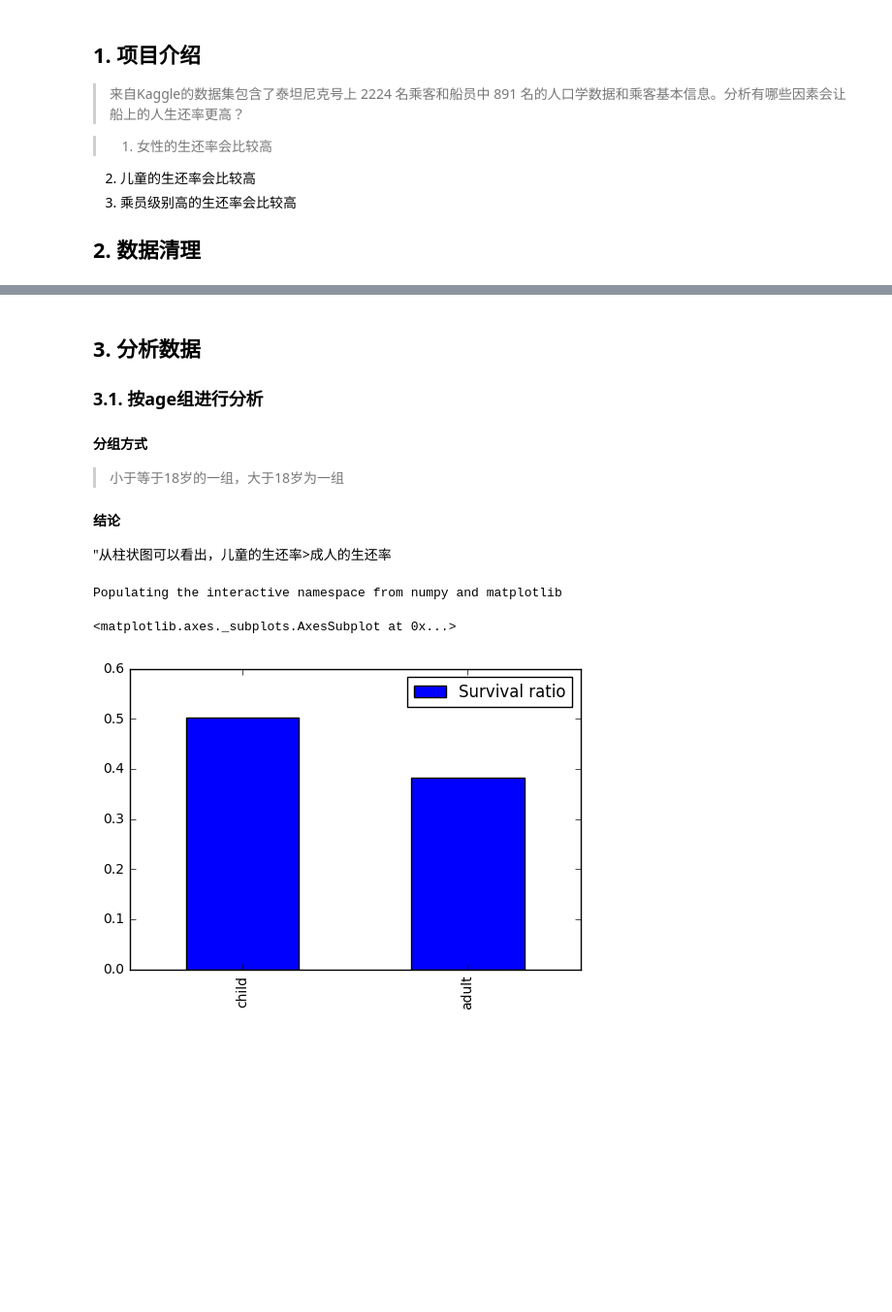
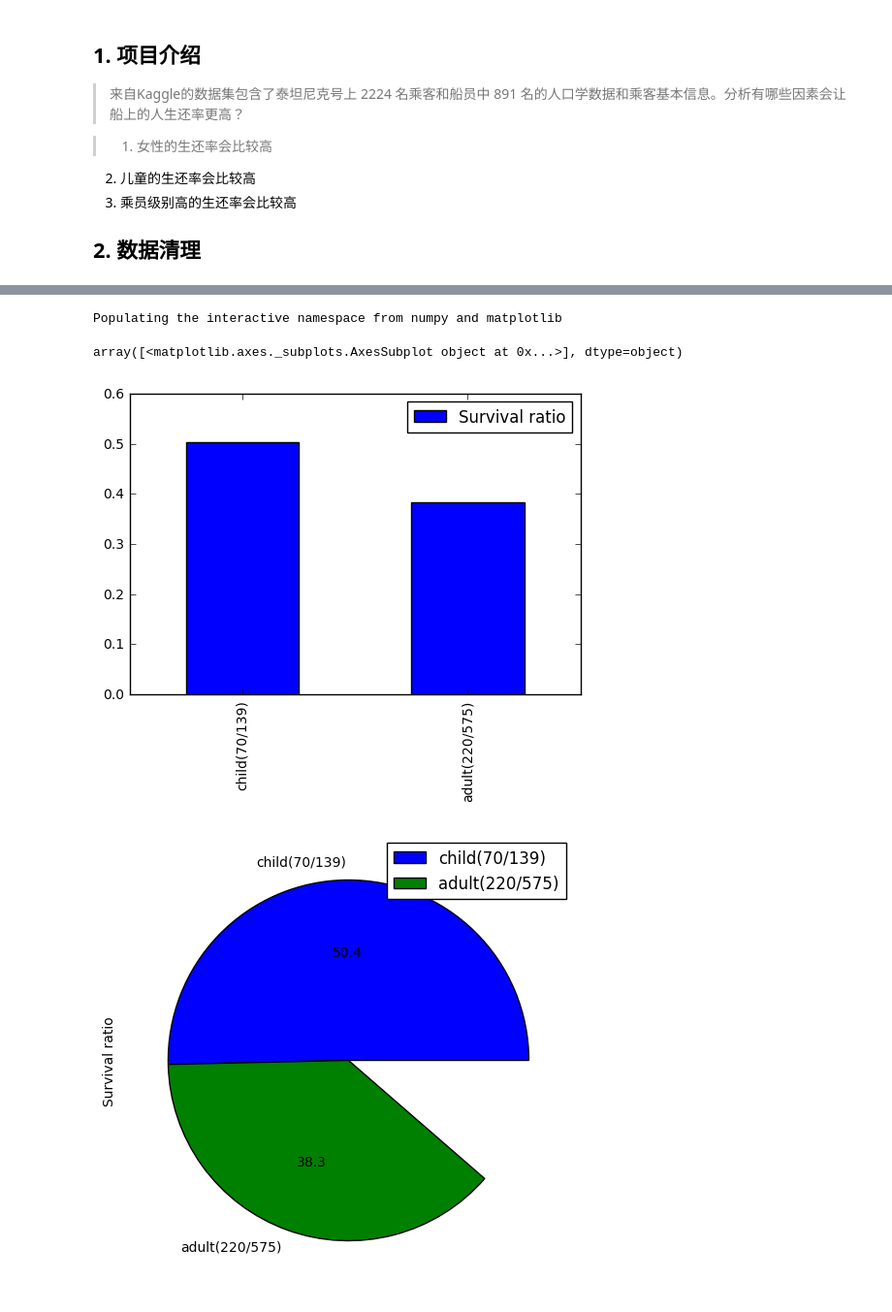
Before and after one commit to yummybian/data-analysis, a Jupyter notebook: P2/titanic_analysis.ipynb, the cells around one changed output, grey strips where cells are left out. Shown at 97% size. Drawn from its saved outputs; the diff is of its cells as text; code cells hidden in the pictures; blank space fills up the shorter version.

```diff
--- a/P2/titanic_analysis.ipynb
+++ b/P2/titanic_analysis.ipynb
@@ -75,28 +88,0 @@ df.head()
-# %% [markdown]
-## 3. 分析数据
-### 3.1. 按age组进行分析
-#### 分组方式
-> 小于等于18岁的一组，大于18岁为一组
-
-#### 结论
->
-"从柱状图可以看出，儿童的生还率>成人的生还率
-# %%
-age_group_saved_df = pd.DataFrame(
-    data={"Survival ratio": [calc_survival_ratio(df, "age", 0, 18),
-                          calc_survival_ratio(df, "age", 18, 100)]},
-    index=["child", "adult"]
-)
-
-
-%pylab inline
-import matplotlib.pyplot as plt
-
-age_group_saved_df.index = [
-    "child", "adult"
-]
-age_group_saved_df.plot(kind="bar")
-# %% [output]
-Populating the interactive namespace from numpy and matplotlib
-<matplotlib.axes._subplots.AxesSubplot at 0x...>
-[figure, removed]
@@ -103,2 +97,27 @@ Populating the interactive namespace from numpy and matplotlib
+# %%
+a1, a2, a3 = calc_survival(df, "age", 0, 18)
+b1, b2, b3 = calc_survival(df, "age", 18, 100)
+age_group_df = pd.DataFrame(
+    data={"Survival ratio": [a3, b3]},
+    index=["child", "adult"]
+)
+
+
+%pylab inline
+import matplotlib.pyplot as plt
+
+# 绘制直方图
+age_group_df.index = [
+    "child({0}/{1})".format(a1, a2), "adult({0}/{1})".format(b1, b2)
+]
+age_group_df.plot(kind="bar")
+
+# 绘制饼图
+age_group_df.plot.pie(subplots=True, autopct='%.1f', figsize=(6, 6))
+# %% [output]
+Populating the interactive namespace from numpy and matplotlib
+array([<matplotlib.axes._subplots.AxesSubplot object at 0x...>], dtype=object)
+[figure, added]
+[figure, added]
 # %% [markdown]
 ### 3.2. 按sex组进行分析
```
Also changed, not shown: parts of 14 cells of this notebook.
